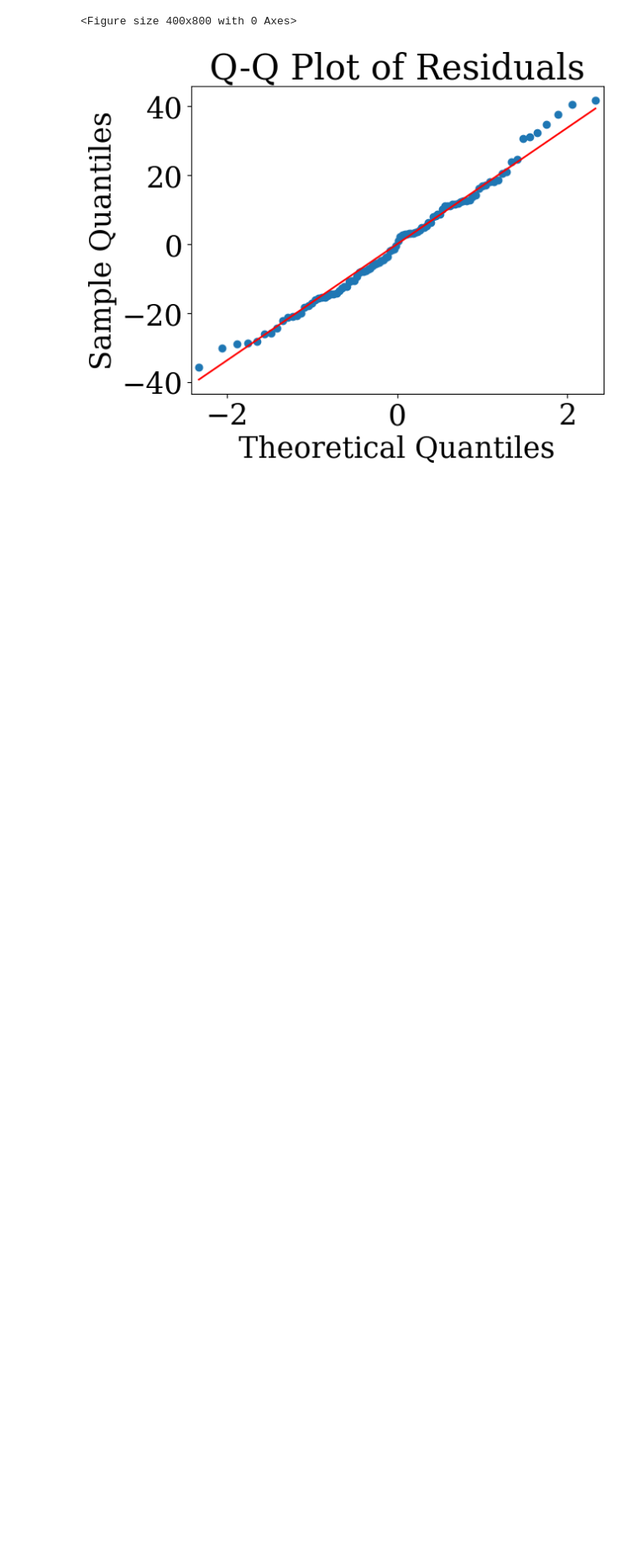
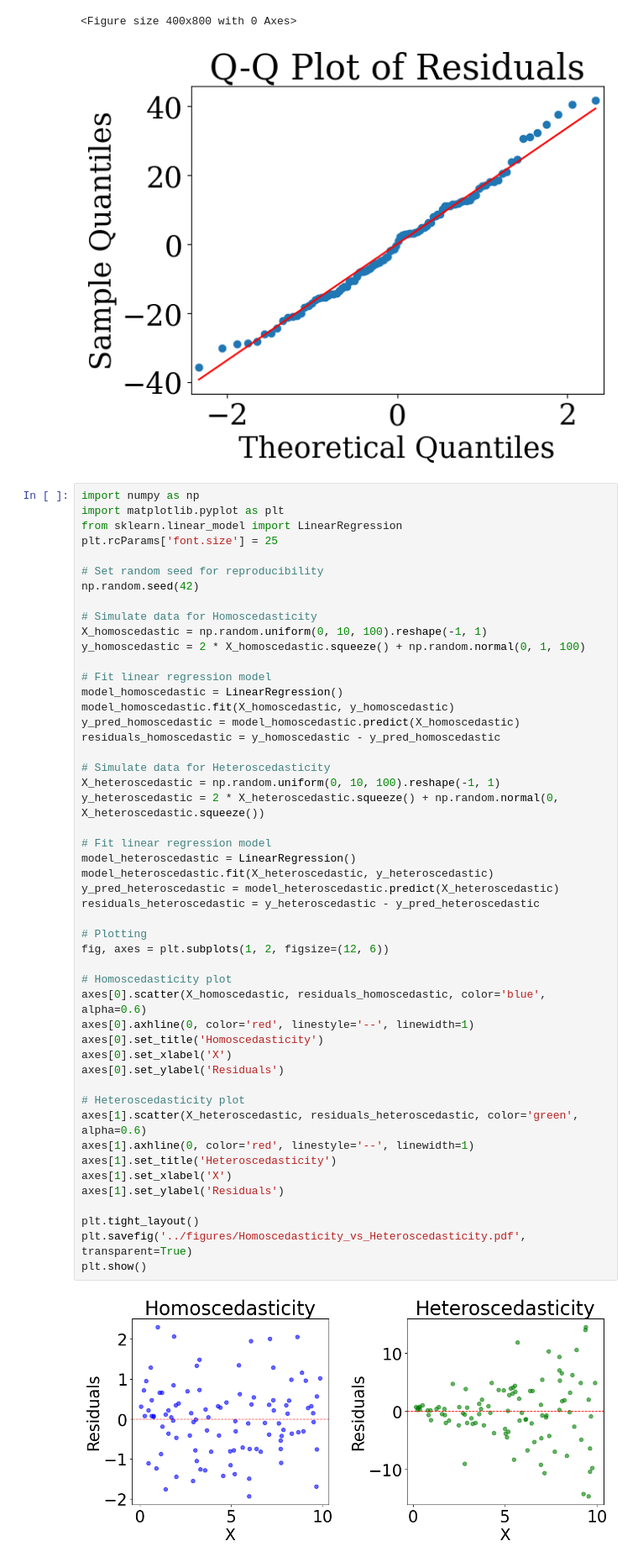
Before and after one commit to rahulbhadani/CPE490_590_Sp2025, a Jupyter notebook: Code/Chapter_06_Advanced_Regression.ipynb, the cells around one changed output. Shown at 84% size. Drawn from its saved outputs; the diff is of its cells as text; blank space fills up the shorter version.

```diff
--- a/Code/Chapter_06_Advanced_Regression.ipynb
+++ b/Code/Chapter_06_Advanced_Regression.ipynb
@@ -162,3 +162,54 @@ plt.show()
 # %% [output]
 <Figure size 400x800 with 0 Axes>
 [figure]
+# %%
+import numpy as np
+import matplotlib.pyplot as plt
+from sklearn.linear_model import LinearRegression
+plt.rcParams['font.size'] = 25
+
+# Set random seed for reproducibility
+np.random.seed(42)
+
+# Simulate data for Homoscedasticity
+X_homoscedastic = np.random.uniform(0, 10, 100).reshape(-1, 1)
+y_homoscedastic = 2 * X_homoscedastic.squeeze() + np.random.normal(0, 1, 100)
+
+# Fit linear regression model
+model_homoscedastic = LinearRegression()
+model_homoscedastic.fit(X_homoscedastic, y_homoscedastic)
+y_pred_homoscedastic = model_homoscedastic.predict(X_homoscedastic)
+residuals_homoscedastic = y_homoscedastic - y_pred_homoscedastic
+
+# Simulate data for Heteroscedasticity
+X_heteroscedastic = np.random.uniform(0, 10, 100).reshape(-1, 1)
+y_heteroscedastic = 2 * X_heteroscedastic.squeeze() + np.random.normal(0, X_heteroscedastic.squeeze())
+
+# Fit linear regression model
+model_heteroscedastic = LinearRegression()
+model_heteroscedastic.fit(X_heteroscedastic, y_heteroscedastic)
+y_pred_heteroscedastic = model_heteroscedastic.predict(X_heteroscedastic)
+residuals_heteroscedastic = y_heteroscedastic - y_pred_heteroscedastic
+
+# Plotting
+fig, axes = plt.subplots(1, 2, figsize=(12, 6))
+
+# Homoscedasticity plot
+axes[0].scatter(X_homoscedastic, residuals_homoscedastic, color='blue', alpha=0.6)
+axes[0].axhline(0, color='red', linestyle='--', linewidth=1)
+axes[0].set_title('Homoscedasticity')
+axes[0].set_xlabel('X')
+axes[0].set_ylabel('Residuals')
+
+# Heteroscedasticity plot
+axes[1].scatter(X_heteroscedastic, residuals_heteroscedastic, color='green', alpha=0.6)
+axes[1].axhline(0, color='red', linestyle='--', linewidth=1)
+axes[1].set_title('Heteroscedasticity')
+axes[1].set_xlabel('X')
+axes[1].set_ylabel('Residuals')
+
+plt.tight_layout()
+plt.savefig('../figures/Homoscedasticity_vs_Heteroscedasticity.pdf', transparent=True)
+plt.show()
+# %% [output]
+[figure, added]
```
Also changed, not shown: 1 other file.
